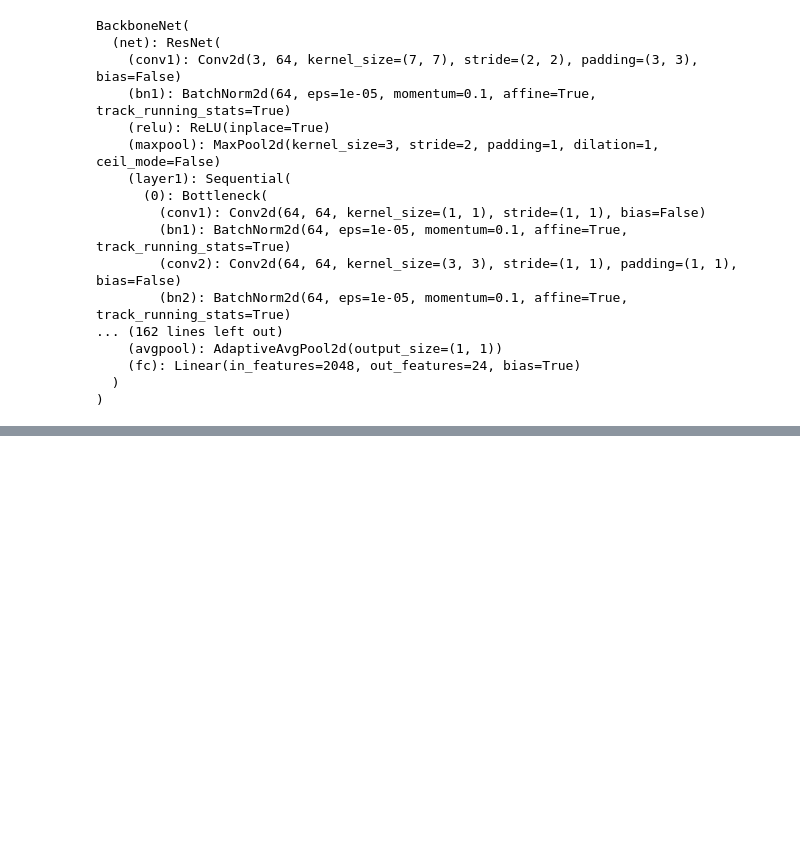
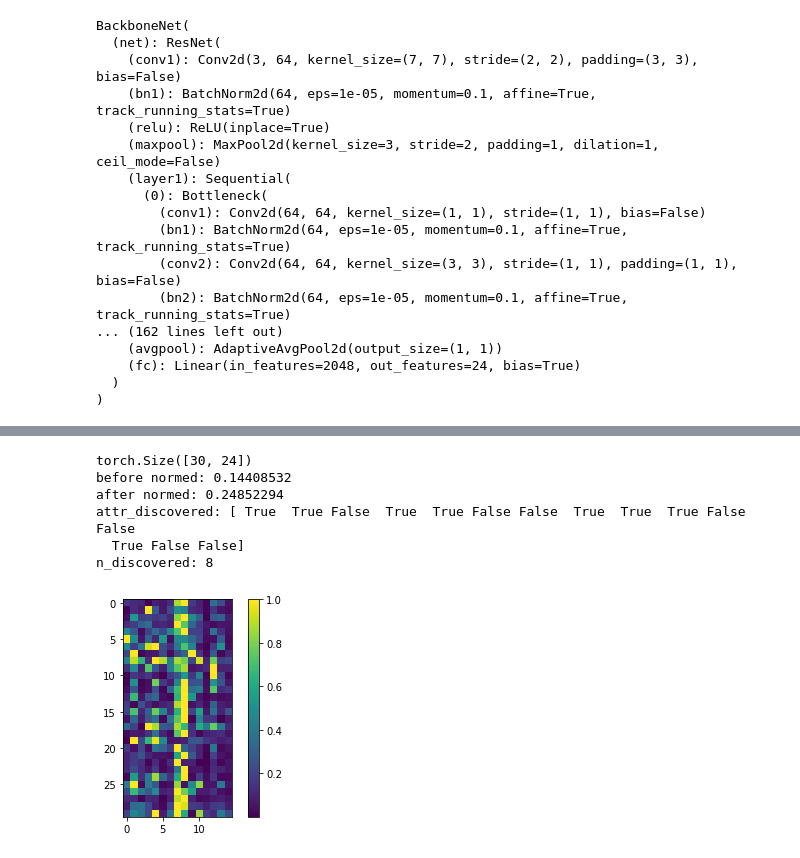
Before and after one commit to zhuxinqimac/stylegan2-ada-pytorch, a Jupyter notebook: eval_nav_nb.ipynb, the cells around one changed output, grey strips where cells are left out. Saved outputs shown, nothing was run; the diff lists cells and outputs as text; code cells hidden in the pictures; blank space fills up the shorter version.

```diff
--- a/eval_nav_nb.ipynb
+++ b/eval_nav_nb.ipynb
@@ -125,5 +129,3 @@ BackboneNet(
 )
 # %%
 os.makedirs(outdir, exist_ok=True)
-print('seed:', seed)
-rand_state = np.random.RandomState(seed)
@@ -247,0 +297,5 @@ plt.show()
+# %%
+# pca_attr_ls = evaluate_model(G, M, D, var_scale_ls=pca_var_scale_ls, max_nv_dim=30)
+# contra_attr_ls = evaluate_model(G, M, D, var_scale_ls=contra_var_scale_ls, max_nv_dim=30)
+sefa_attr_ls = evaluate_model(G, M, D, var_scale_ls=sefa_var_scale_ls, max_nv_dim=30)
+# recog_attr_ls = evaluate_model(G, M, D, var_scale_ls=recog_var_scale_ls, max_nv_dim=30)
@@ -247,0 +340,10 @@ plt.show()
+# %%
+sefa_score = summarize(sefa_attr_ls)
+# %% [output]
+torch.Size([30, 24])
+before normed: 0.14408532
+after normed: 0.24852294
+attr_discovered: [ True  True False  True  True False False  True  True  True False False
+  True False False]
+n_discovered: 8
+[figure, added]
```
Also changed, not shown: parts of 13 cells of this notebook, 6 other files.
